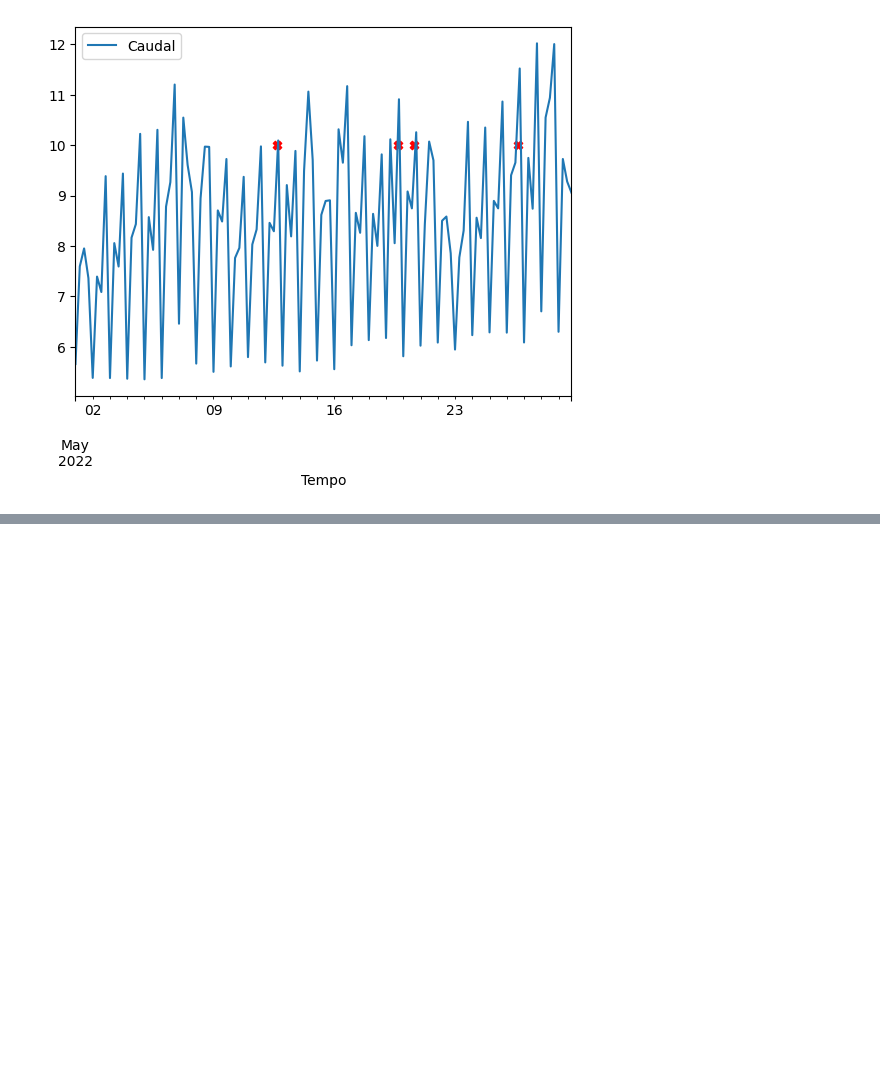
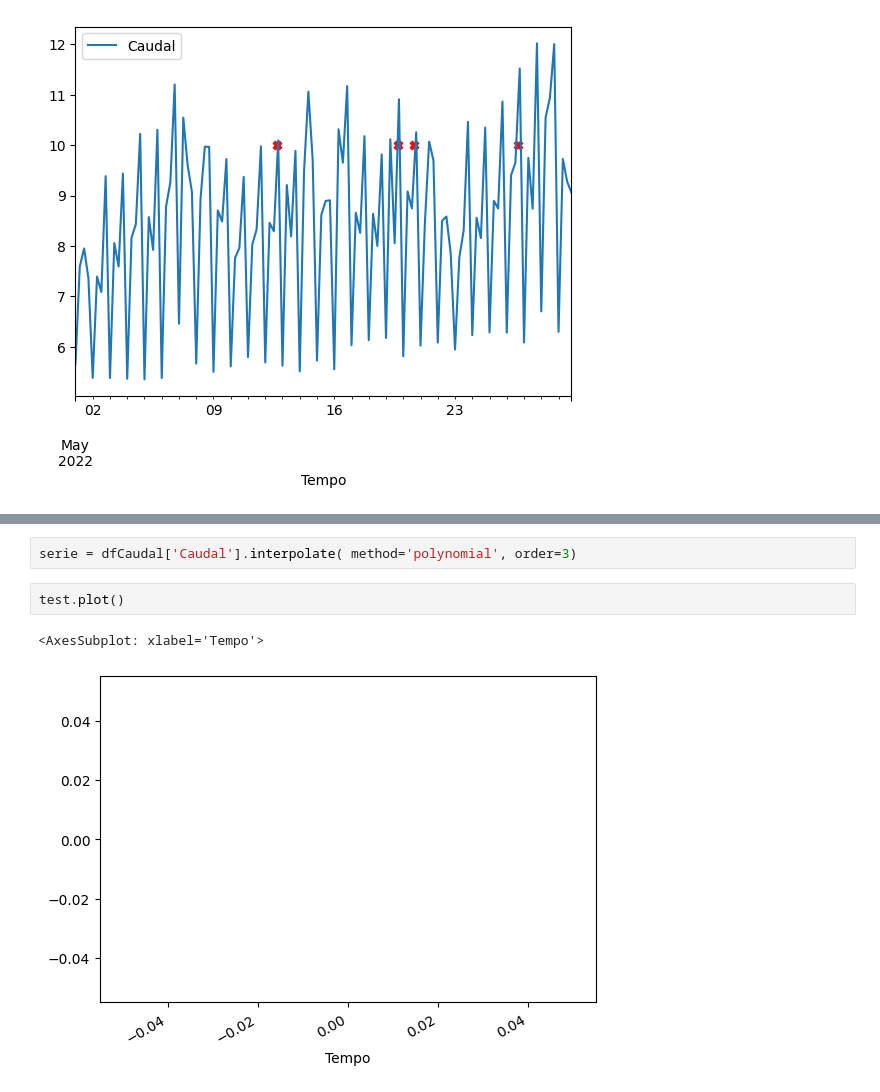
Before and after one commit to Francisc0F/projeto_licenciatura, a Jupyter notebook: caracterização de dados/Caudal resample.ipynb, the cells around one changed output, grey strips where cells are left out. Saved outputs shown, nothing was run; the diff lists cells and outputs as text; blank space fills up the shorter version.

```diff
--- a/caracterização de dados/Caudal resample.ipynb
+++ b/caracterização de dados/Caudal resample.ipynb
@@ -85,0 +86,7 @@ caudalMedioEntre('2022-08-08', '2022-09-12')
+# %%
+serie = dfCaudal['Caudal'].interpolate( method='polynomial', order=3)
+# %%
+test.plot()
+# %% [output]
+<AxesSubplot: xlabel='Tempo'>
+[figure, added]
```
Also changed, not shown: parts of 7 cells of this notebook, 4 other files.
